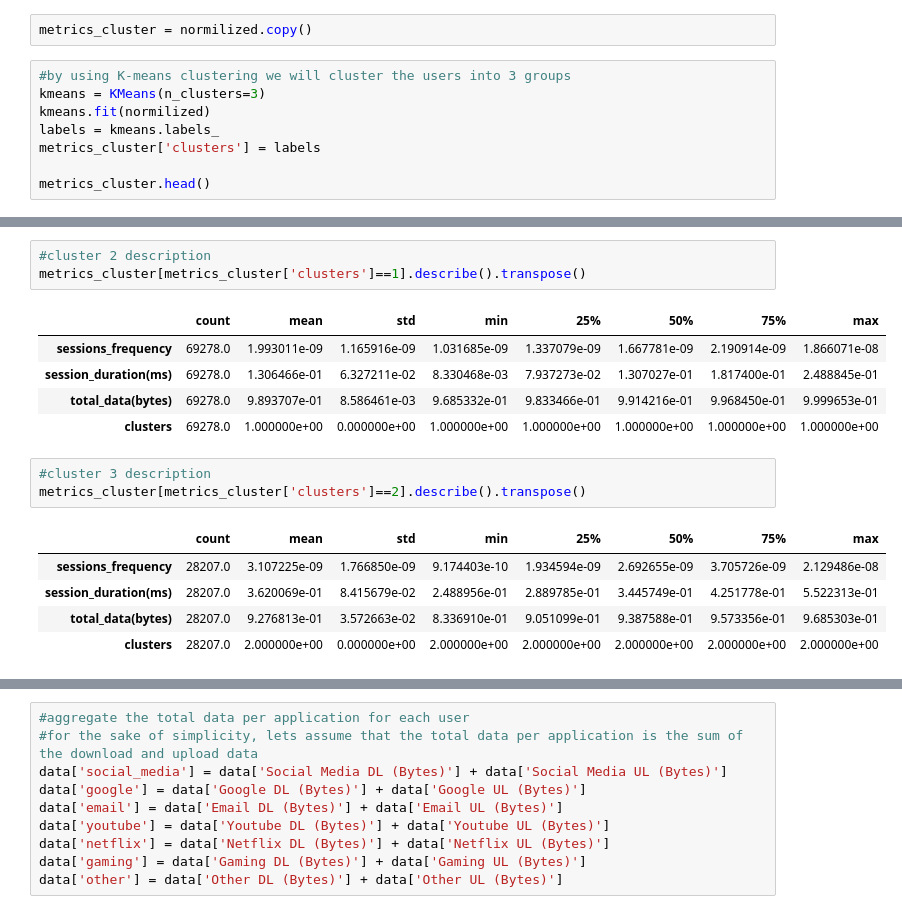
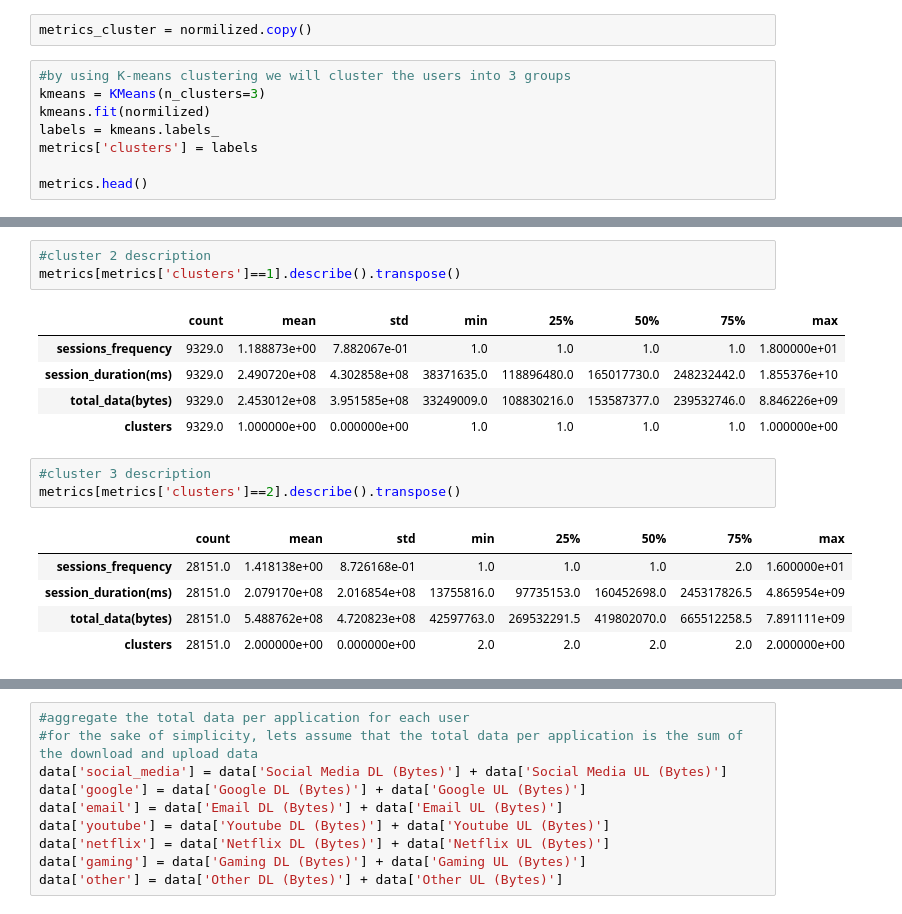
Before and after one commit to Keriii/week_1, a Jupyter notebook: notebook/User Engagement Analysis.ipynb, the cells around one changed output, grey strips where cells are left out. Saved outputs shown, nothing was run; the diff lists cells and outputs as text.

```diff
--- a/notebook/User Engagement Analysis.ipynb
+++ b/notebook/User Engagement Analysis.ipynb
@@ -149,8 +140,8 @@ metrics_cluster = normilized.copy()
 kmeans = KMeans(n_clusters=3)
 kmeans.fit(normilized)
 labels = kmeans.labels_
-metrics_cluster['clusters'] = labels
+metrics['clusters'] = labels
 
-metrics_cluster.head()
+metrics.head()
 # %% [output]
 |  | sessions_frequency | session_duration(ms) | total_data(bytes) | clusters |
@@ -171,18 +163,18 @@ metrics_cluster[metrics_cluster['clusters']==0].describe().transpose()
 # %%
 #cluster 2 description
-metrics_cluster[metrics_cluster['clusters']==1].describe().transpose()
+metrics[metrics['clusters']==1].describe().transpose()
 # %% [output]
 |  | count | mean | std | min | 25% | 50% | 75% | max |
-| sessions_frequency | 69278.0 | 1.993011e-09 | 1.165916e-09 | 1.031685e-09 | 1.337079e-09 | 1.667781e-09 | 2.190914e-09 | 1.866071e-08 |
-| session_duration(ms) | 69278.0 | 1.306466e-01 | 6.327211e-02 | 8.330468e-03 | 7.937273e-02 | 1.307027e-01 | 1.817400e-01 | 2.488845e-01 |
-| total_data(bytes) | 69278.0 | 9.893707e-01 | 8.586461e-03 | 9.685332e-01 | 9.833466e-01 | 9.914216e-01 | 9.968450e-01 | 9.999653e-01 |
-| clusters | 69278.0 | 1.000000e+00 | 0.000000e+00 | 1.000000e+00 | 1.000000e+00 | 1.000000e+00 | 1.000000e+00 | 1.000000e+00 |
+| sessions_frequency | 9329.0 | 1.188873e+00 | 7.882067e-01 | 1.0 | 1.0 | 1.0 | 1.0 | 1.800000e+01 |
+| session_duration(ms) | 9329.0 | 2.490720e+08 | 4.302858e+08 | 38371635.0 | 118896480.0 | 165017730.0 | 248232442.0 | 1.855376e+10 |
+| total_data(bytes) | 9329.0 | 2.453012e+08 | 3.951585e+08 | 33249009.0 | 108830216.0 | 153587377.0 | 239532746.0 | 8.846226e+09 |
+| clusters | 9329.0 | 1.000000e+00 | 0.000000e+00 | 1.0 | 1.0 | 1.0 | 1.0 | 1.000000e+00 |
 # %%
 #cluster 3 description
-metrics_cluster[metrics_cluster['clusters']==2].describe().transpose()
+metrics[metrics['clusters']==2].describe().transpose()
 # %% [output]
 |  | count | mean | std | min | 25% | 50% | 75% | max |
-| sessions_frequency | 28207.0 | 3.107225e-09 | 1.766850e-09 | 9.174403e-10 | 1.934594e-09 | 2.692655e-09 | 3.705726e-09 | 2.129486e-08 |
-| session_duration(ms) | 28207.0 | 3.620069e-01 | 8.415679e-02 | 2.488956e-01 | 2.889785e-01 | 3.445749e-01 | 4.251778e-01 | 5.522313e-01 |
-| total_data(bytes) | 28207.0 | 9.276813e-01 | 3.572663e-02 | 8.336910e-01 | 9.051099e-01 | 9.387588e-01 | 9.573356e-01 | 9.685303e-01 |
-| clusters | 28207.0 | 2.000000e+00 | 0.000000e+00 | 2.000000e+00 | 2.000000e+00 | 2.000000e+00 | 2.000000e+00 | 2.000000e+00 |
+| sessions_frequency | 28151.0 | 1.418138e+00 | 8.726168e-01 | 1.0 | 1.0 | 1.0 | 2.0 | 1.600000e+01 |
+| session_duration(ms) | 28151.0 | 2.079170e+08 | 2.016854e+08 | 13755816.0 | 97735153.0 | 160452698.0 | 245317826.5 | 4.865954e+09 |
+| total_data(bytes) | 28151.0 | 5.488762e+08 | 4.720823e+08 | 42597763.0 | 269532291.5 | 419802070.0 | 665512258.5 | 7.891111e+09 |
+| clusters | 28151.0 | 2.000000e+00 | 0.000000e+00 | 2.0 | 2.0 | 2.0 | 2.0 | 2.000000e+00 |
```
Also changed, not shown: parts of 5 cells of this notebook.
